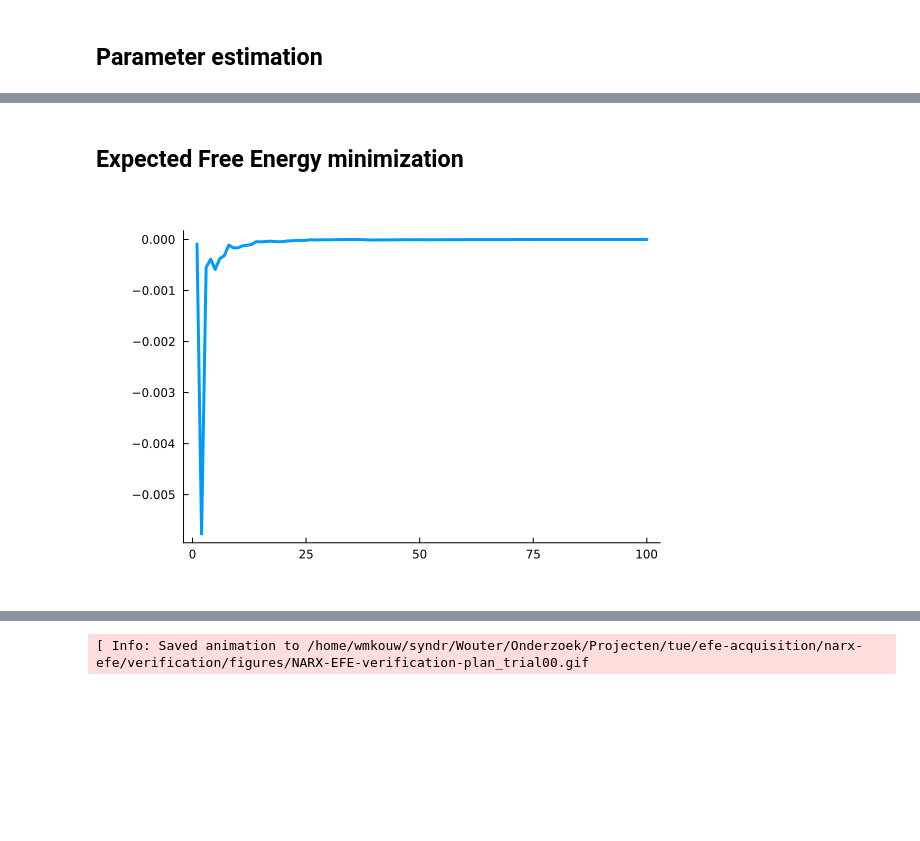
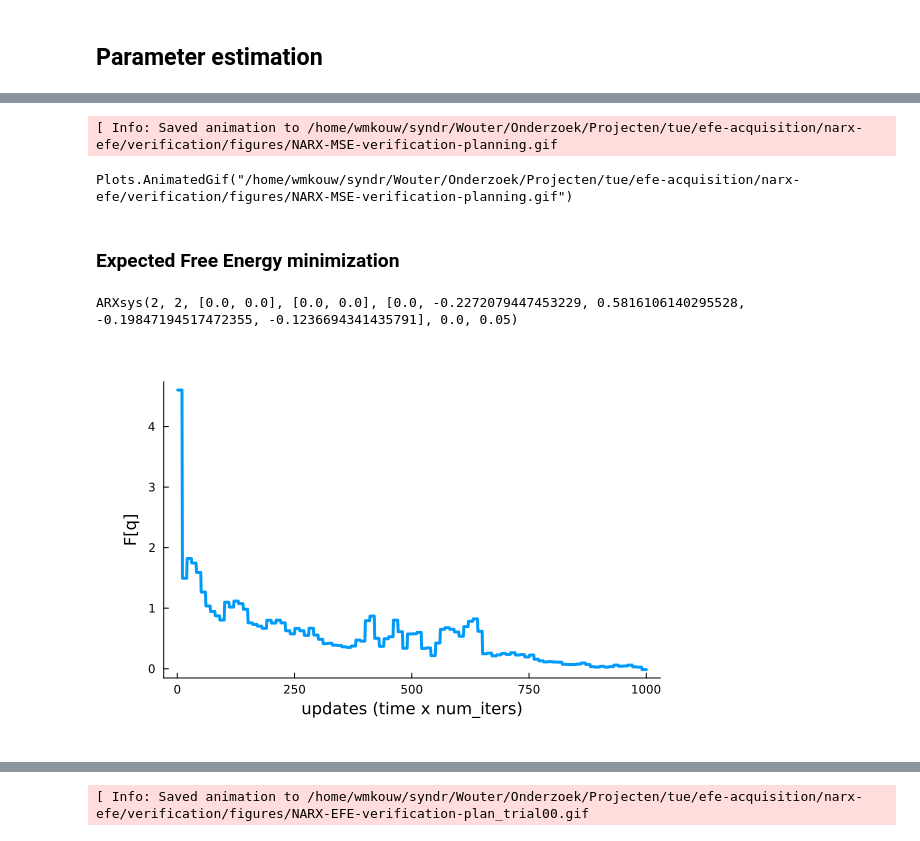
Before and after one commit to wmkouw/narx-efe, a Jupyter notebook: verification/NARX-EFE verification.ipynb, the cells around one changed output, grey strips where cells are left out. Drawn from its saved outputs; the diff is of its cells as text; code cells hidden in the pictures; blank space fills up the shorter version.

```diff
--- a/verification/NARX-EFE verification.ipynb
+++ b/verification/NARX-EFE verification.ipynb
@@ -160,27 +269,41 @@ plot!(preds[1][2:end,1], ribbon=preds[2][2:end,1], color="purple", label="k=$T p
+# %%
+limsb = [minimum(y_MSE)*1.5, maximum(y_MSE)*1.5]
+
+window = 20
+
+anim = @animate for k in 2:2:(N-T-1)
+
+    if k <= window
+        plot(tsteps[1:k], y_MSE[1:k], color="blue", xlims=(tsteps[1], tsteps[window+T+1]+0.5), label="past data", xlabel="time (sec)", ylims=limsb, size=(900,300))
+        plot!(tsteps[k:k+T], y_MSE[k:k+T], color="purple", label="true future", linestyle=:dot)
+        plot!(tsteps[k+1:k+T], pred_m[k,:], ribbon=pred_v[k,:], label="predicted future", color="orange", legend=:topleft)
+        hline!([mean(goal)], color="green")
+    else
+        plot(tsteps[k-window:k], y_MSE[k-window:k], color="blue", xlims=(tsteps[k-window], tsteps[k+T+1]+0.5), label="past data", xlabel="time (sec)", ylims=limsb, size=(900,300))
+        plot!(tsteps[k:k+T], y_MSE[k:k+T], color="purple", label="true future", linestyle=:dot)
+        plot!(tsteps[k+1:k+T], pred_m[k,:], ribbon=pred_v[k,:], label="prediction", color="orange", legend=:topleft)
+        hline!([mean(goal)], color="green")
+    end
+
+end
+gif(anim, "figures/NARX-MSE-verification-planning.gif", fps=24)
+# %% [output]
+[ Info: Saved animation to /home/wmkouw/syndr/Wouter/Onderzoek/Projecten/tue/efe-acquisition/narx-efe/verification/figures/NARX-MSE-verification-planning.gif
+Plots.AnimatedGif("/home/wmkouw/syndr/Wouter/Onderzoek/Projecten/tue/efe-acquisition/narx-efe/verification/figures/NARX-MSE-verification-planning.gif")
 # %% [markdown]
-## Expected Free Energy minimization
+### Expected Free Energy minimization
+# %%
+# Start system
+system = ARXsys(sys_coefficients,
+                sys_mnoise_sd,
+                order_outputs=M_out,
+                order_inputs=M_in)
+# %% [output]
+ARXsys(2, 2, [0.0, 0.0], [0.0, 0.0], [0.0, -0.2272079447453229, 0.5816106140295528, -0.19847194517472355, -0.1236694341435791], 0.0, 0.05)
 # %%
-# Length of trial
-N = 100
-tN = 1:N
-T = 3;
-
-# Set control properties
-m_star = 1.0
-v_star = 1e-3
-goal = NormalMeanVariance(m_star,v_star)
-control_prior = 1e-2
-num_iters = 10
-
 # Initialize beliefs
-pτ = [pτ0]
-pθ = [pθ0]
-
-# Start system
-system = ARXsys(sys_coefficients,
-                sys_mnoise_sd,
-                order_outputs=M_out,
-                order_inputs=M_in)
+pτ_EFE = [pτ0]
+pθ_EFE = [pθ0]
 
 # Start agent
 agent = NARXAgent(pθ0, pτ0,
@@ -193,36 +316,36 @@ agent = NARXAgent(pθ0, pτ0,
                   num_iters=num_iters)
 
 # Preallocate
-y_ = zeros(N)
-u_ = zeros(N+1)
+y_EFE = zeros(N)
+u_EFE = zeros(N+1)
 
 pred_m = zeros(N,T)
 pred_v = zeros(N,T)
-FE = zeros(num_iters, N)
+FE_EFE = zeros(num_iters, N)
 
 @showprogress for k in 1:N
 
     # Act upon environment
-    ARXsystem.update!(system, u_[k])
-    y_[k] = system.observation
+    ARXsystem.update!(system, u_EFE[k])
+    y_EFE[k] = system.observation
 
     # Update parameter beliefs
-    NARXAgents.update!(agent, y_[k], u_[k])
+    NARXAgents.update!(agent, y_EFE[k], u_EFE[k])
 
-    FE[:,k] = agent.free_energy
-    push!(pθ, agent.qθ)
-    push!(pτ, agent.qτ)
+    FE_EFE[:,k] = agent.free_energy
+    push!(pθ_EFE, agent.qθ)
+    push!(pτ_EFE, agent.qτ)
 
     # Optimal control
     policy = minimizeEFE(agent)
-    u_[k+1] = policy[1]
+    u_EFE[k+1] = policy[1]
 
     # Store future predictions
     pred_m[k,:], pred_v[k,:] = predictions(agent, policy, time_horizon=T)
 
 end
 # %%
-plot(FE[end,:] .- FE[1,:])
+plot(FE_EFE[:], xlabel="updates (time x num_iters)", ylabel="F[q]")
 # %% [output]
-[figure, old version]
+[figure, new version]
 # %%
```
Also changed, not shown: parts of 33 cells of this notebook, 5 other files.
